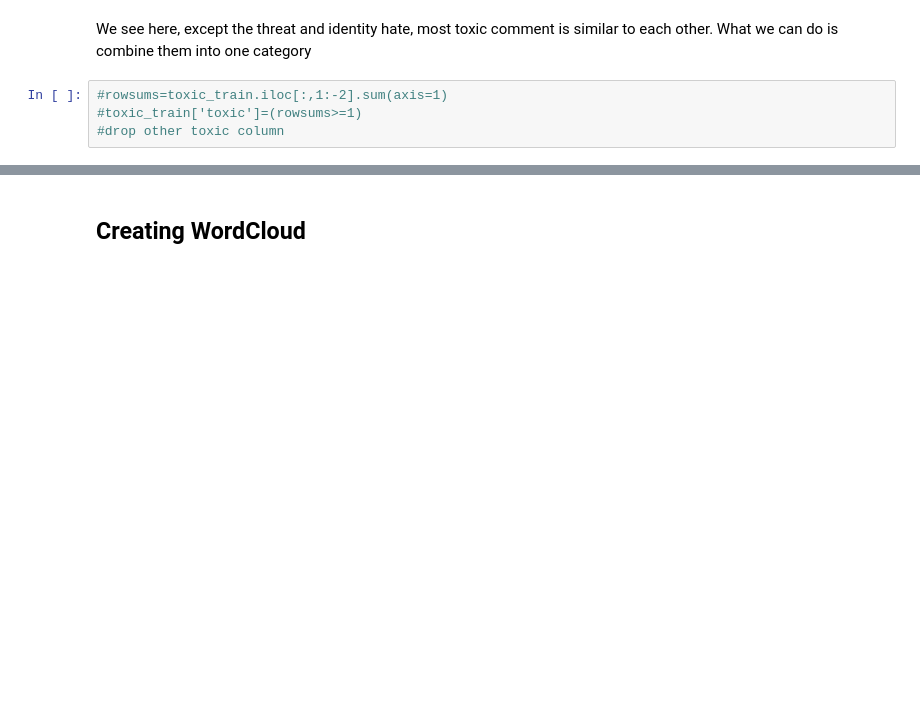
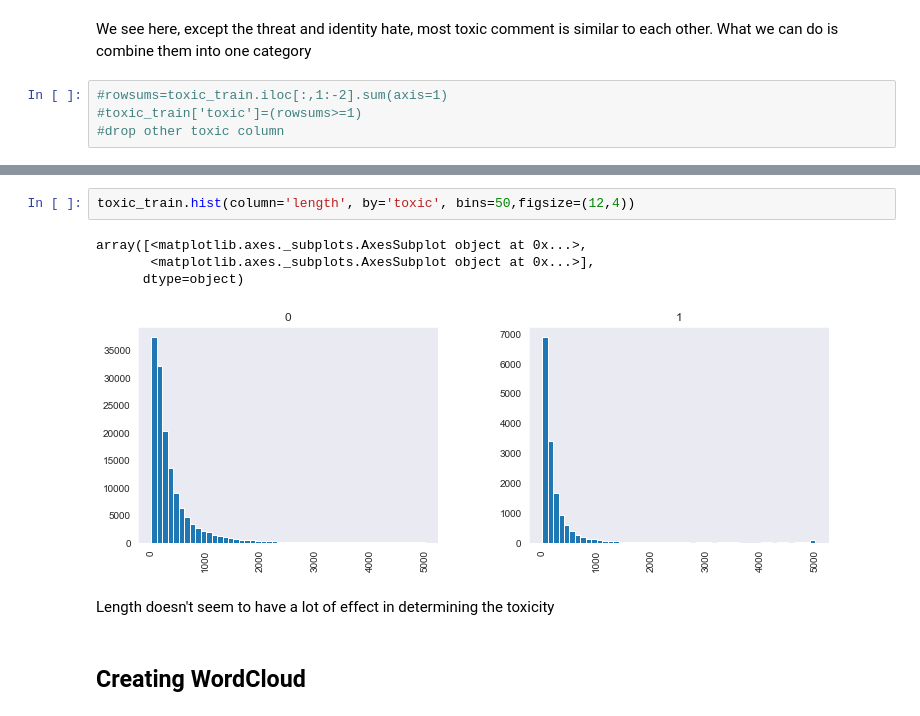
Before and after one commit to nyomie/Springboard, a Jupyter notebook: datasets/toxic comment/Toxic Comment EDA.ipynb, the cells around one changed output, grey strips where cells are left out. Saved outputs shown, nothing was run; the diff lists cells and outputs as text; blank space fills up the shorter version.

```diff
--- a/datasets/toxic comment/Toxic Comment EDA.ipynb
+++ b/datasets/toxic comment/Toxic Comment EDA.ipynb
@@ -253,3 +258,12 @@ We see here, except the threat and identity hate, most toxic comment is similar
+# %%
+toxic_train.hist(column='length', by='toxic', bins=50,figsize=(12,4))
+# %% [output]
+array([<matplotlib.axes._subplots.AxesSubplot object at 0x...>,
+       <matplotlib.axes._subplots.AxesSubplot object at 0x...>],
+      dtype=object)
+[figure, added]
+# %% [markdown]
+Length doesn't seem to have a lot of effect in determining the toxicity
 # %% [markdown]
 ## Creating WordCloud
 # %%
```
Also changed, not shown: parts of 35 cells of this notebook, 1 other file.
